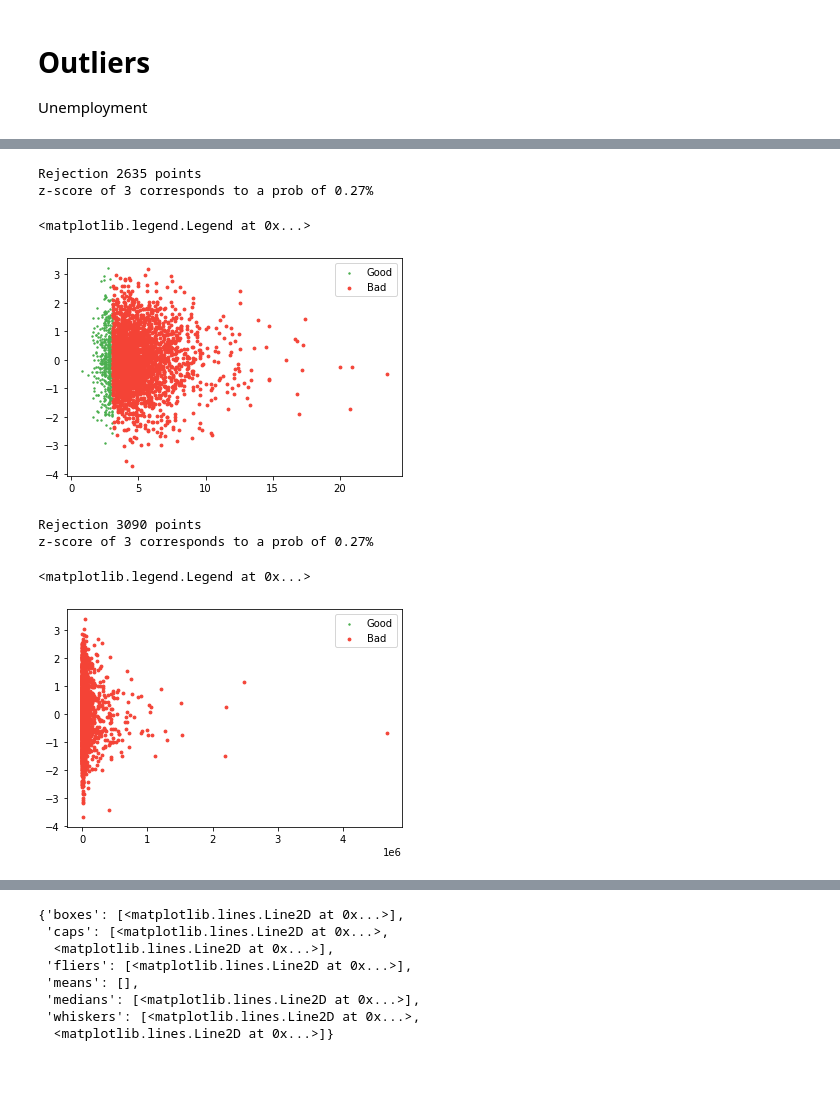
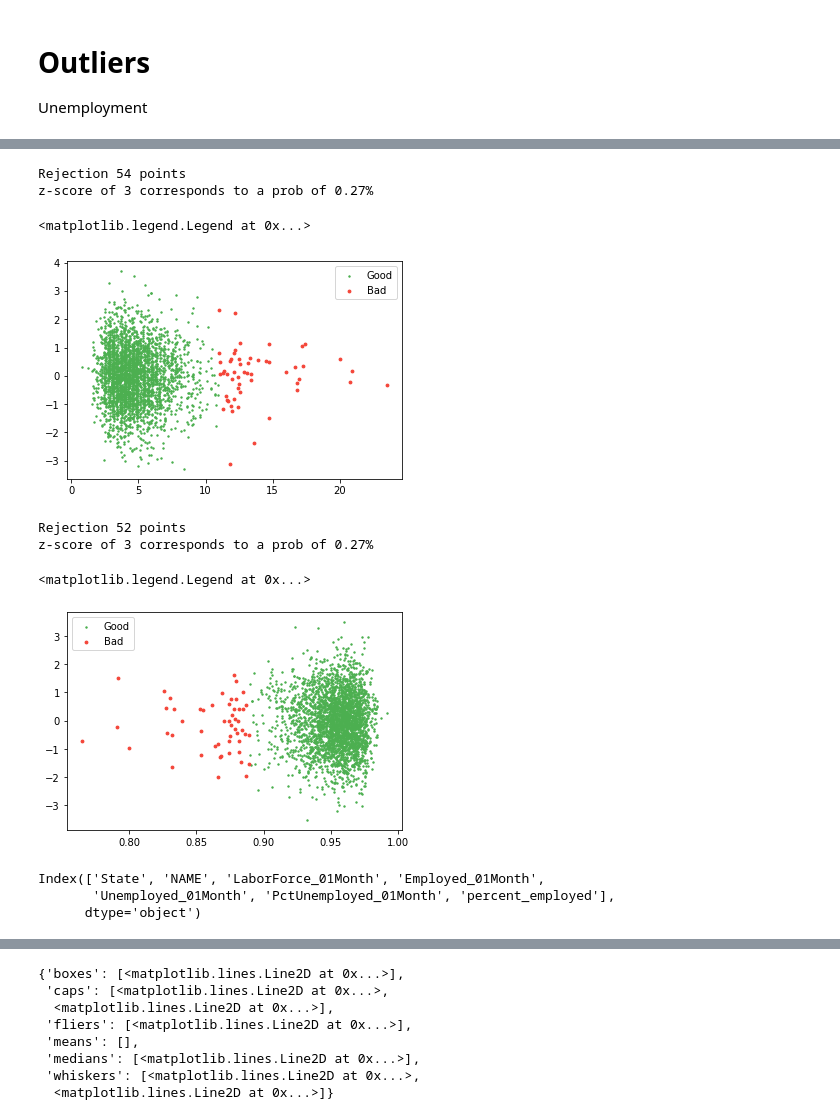
Before and after one commit to Dennieeeee/COVID19-Pandemic, a Jupyter notebook: COVID19_trim_outliers.ipynb, the cells around one changed output, grey strips where cells are left out. Cells and saved outputs as stored; diff of their text form; code cells hidden in the pictures; blank space fills up the shorter version.

```diff
--- a/COVID19_trim_outliers.ipynb
+++ b/COVID19_trim_outliers.ipynb
@@ -113,6 +163,6 @@ z-score of 3 corresponds to a prob of 0.27%
 # %%
-mean, std=np.mean(df1['PctUnemployed_01Month']), np.std(df1['Unemployed_01Month'])
-z_score = np.abs(df1['PctUnemployed_01Month']-mean / std)
+mean, std=np.mean(df1['PctUnemployed_01Month']), np.std(df1['PctUnemployed_01Month'])
+z_score = np.abs((df1['PctUnemployed_01Month']-mean) / std)
 threshold = 3
 good = z_score < threshold
 
@@ -123,25 +173,31 @@ plt.scatter(df1['PctUnemployed_01Month'][good], visual_scatter[good], s=2, label
 plt.scatter(df1['PctUnemployed_01Month'][~good], visual_scatter[~good], s=8, label="Bad", color="#F44336")
 plt.legend()
 # %% [output]
-Rejection 2635 points
+Rejection 54 points
 z-score of 3 corresponds to a prob of 0.27%
 <matplotlib.legend.Legend at 0x...>
-[figure, old version]
+[figure, new version]
 # %%
-mean, std=np.mean(df1['Employed_01Month']), np.std(df1['Employed_01Month'])
-z_score = np.abs(df1['Employed_01Month']-mean / std)
+mean, std=np.mean(df1['percent_employed']), np.std(df1['percent_employed'])
+z_score = np.abs((df1['percent_employed']-mean) / std)
 threshold = 3
 good = z_score < threshold
 
 print(f"Rejection {(~good).sum()} points")
 print(f"z-score of 3 corresponds to a prob of {100 * 2 * norm.sf(threshold):0.2f}%")
-visual_scatter = np.random.normal(size=df1['Employed_01Month'].size)
-plt.scatter(df1['Employed_01Month'][good], visual_scatter[good], s=2, label="Good", color="#4CAF50")
-plt.scatter(df1['Employed_01Month'][~good], visual_scatter[~good], s=8, label="Bad", color="#F44336")
+visual_scatter = np.random.normal(size=df1['percent_employed'].size)
+plt.scatter(df1['percent_employed'][good], visual_scatter[good], s=2, label="Good", color="#4CAF50")
+plt.scatter(df1['percent_employed'][~good], visual_scatter[~good], s=8, label="Bad", color="#F44336")
 plt.legend()
 # %% [output]
-Rejection 3090 points
+Rejection 52 points
 z-score of 3 corresponds to a prob of 0.27%
 <matplotlib.legend.Legend at 0x...>
-[figure, old version]
+[figure, new version]
+# %%
+df1.columns
+# %% [output]
+Index(['State', 'NAME', 'LaborForce_01Month', 'Employed_01Month',
+       'Unemployed_01Month', 'PctUnemployed_01Month', 'percent_employed'],
+      dtype='object')
 # %%
```
Also changed, not shown: parts of 21 cells of this notebook.
